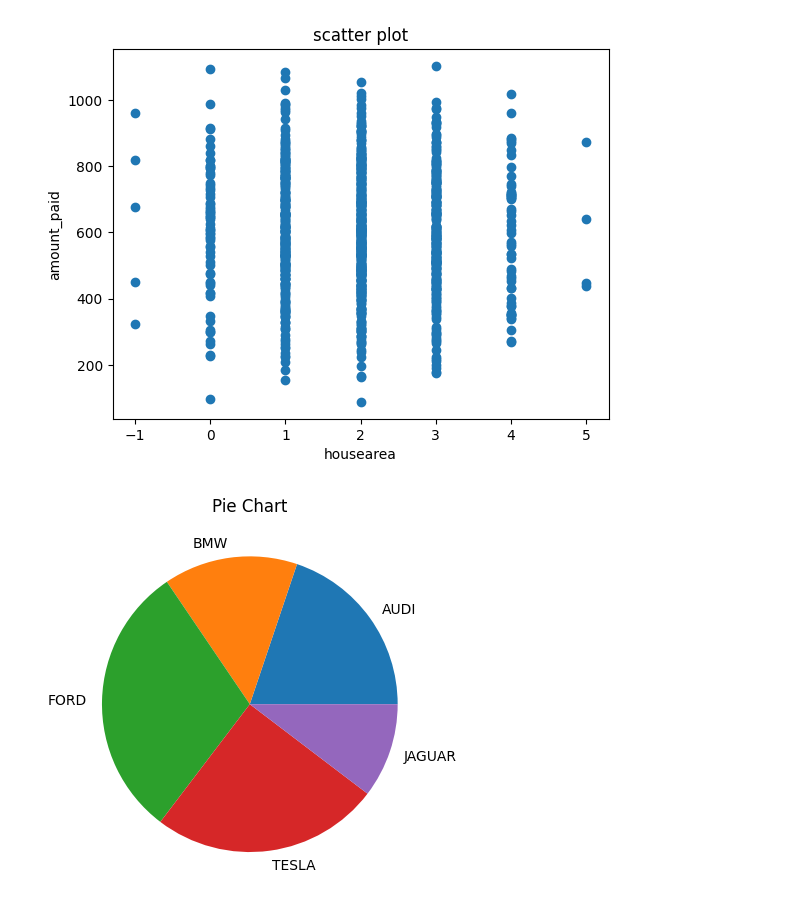
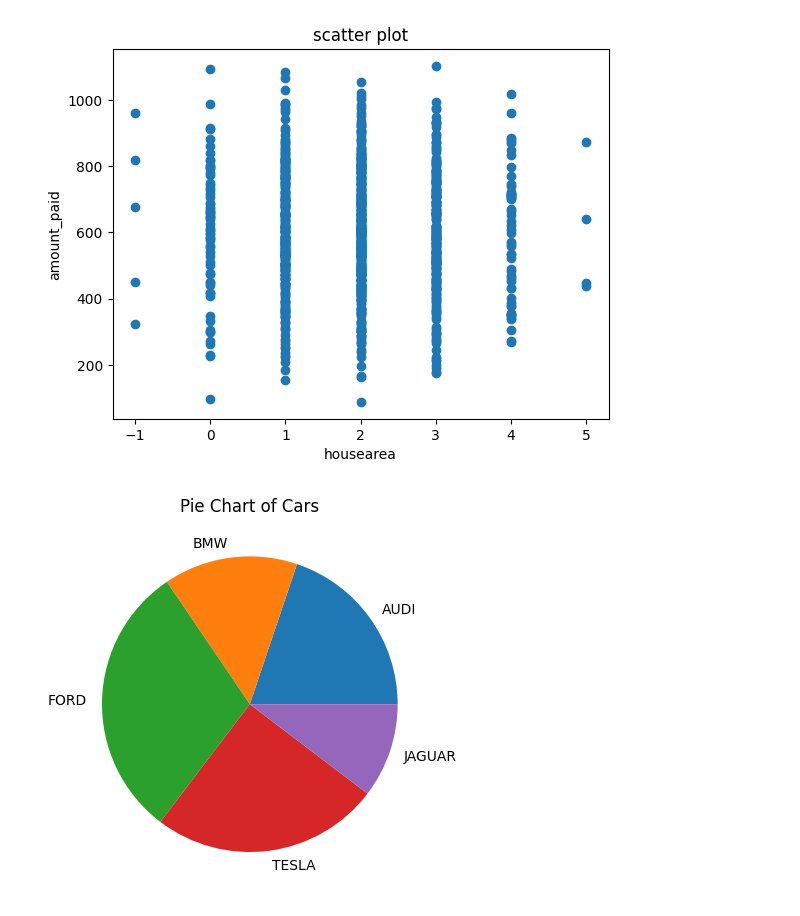
Before and after one commit to Hansaka2001/Data-Analysis-and-Visualization, a Jupyter notebook: Matplotlib/data_visualization/plots.ipynb, the cells around one changed output. Saved outputs shown, nothing was run; the diff lists cells and outputs as text; code cells hidden in the pictures.

```diff
--- a/Matplotlib/data_visualization/plots.ipynb
+++ b/Matplotlib/data_visualization/plots.ipynb
@@ -74,17 +74,17 @@ plt.show()
 # %%
 import matplotlib.pyplot as plt
 
 
 cars = ['AUDI', 'BMW', 'FORD', 'TESLA', 'JAGUAR']
 data = [23,17,35,29,12]
 
 plt.pie(data, labels=cars)
 
-plt.title('Pie Chart')
+plt.title('Pie Chart of Cars')
 
 plt.show()
 # %% [output]
-[figure, old version]
+[figure, new version]
 # %%
 import matplotlib.pyplot as plt
 import numpy as np
```
Also changed, not shown: parts of 4 cells of this notebook, 1 other file.
